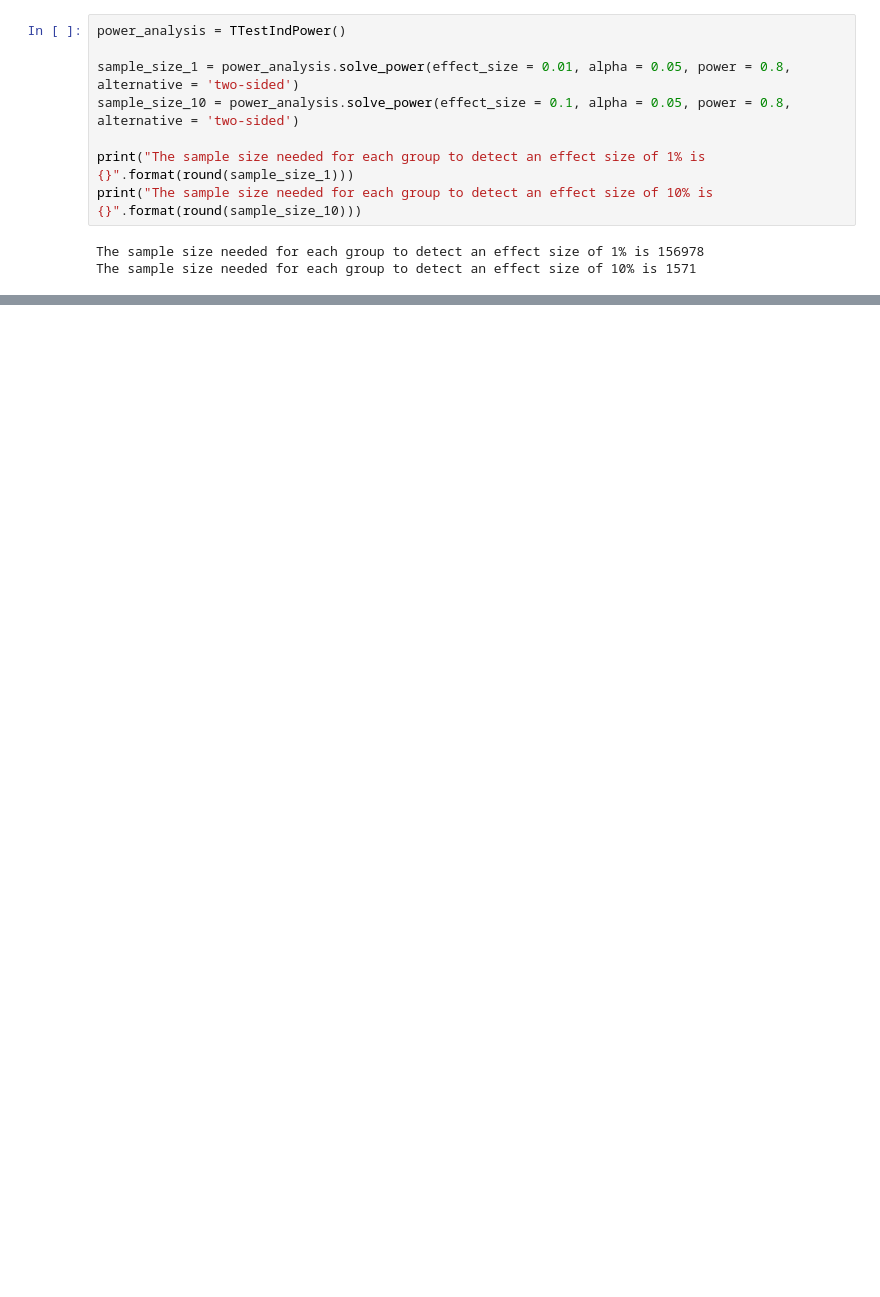
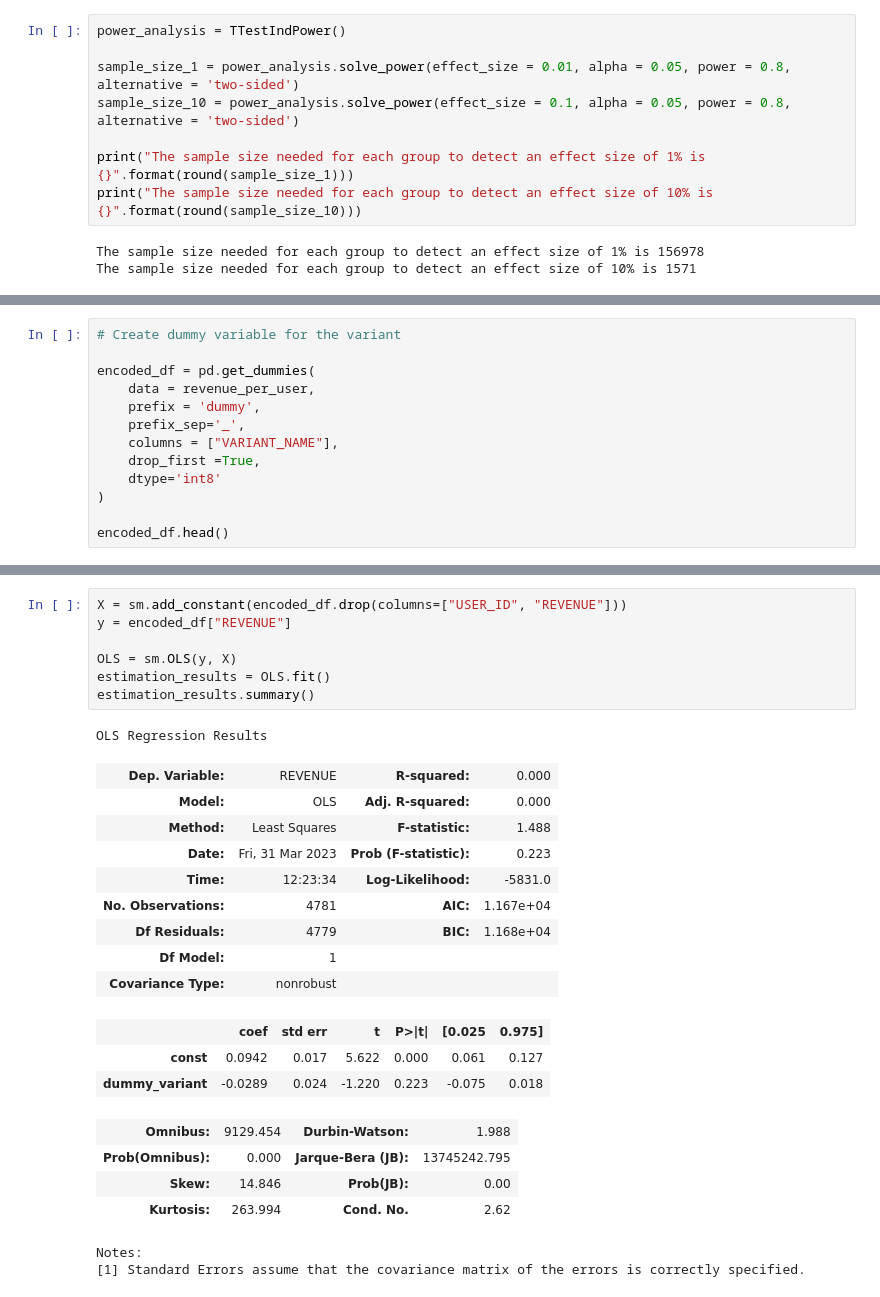
Before and after one commit to sasotomayor/ab-testing-revenue-impact, a Jupyter notebook: solution_mannwhitneyu_test.ipynb, the cells around one changed output, grey strips where cells are left out. Cells and saved outputs as stored; diff of their text form; blank space fills up the shorter version.

```diff
--- a/solution_mannwhitneyu_test.ipynb
+++ b/solution_mannwhitneyu_test.ipynb
@@ -307,0 +292,13 @@ plt.errorbar(x=output_df.index, y=output_df["lift"].values, yerr=(output_df["upp
+# %%
+# Create dummy variable for the variant
+
+encoded_df = pd.get_dummies(
+    data = revenue_per_user,
+    prefix = 'dummy',
+    prefix_sep='_',
+    columns = ["VARIANT_NAME"],
+    drop_first =True,
+    dtype='int8'
+)
+
+encoded_df.head()
@@ -307,0 +312,27 @@ plt.errorbar(x=output_df.index, y=output_df["lift"].values, yerr=(output_df["upp
+# %%
+X = sm.add_constant(encoded_df.drop(columns=["USER_ID", "REVENUE"]))
+y = encoded_df["REVENUE"]
+
+OLS = sm.OLS(y, X)
+estimation_results = OLS.fit()
+estimation_results.summary()
+# %% [output]
+OLS Regression Results
+| Dep. Variable: | REVENUE | R-squared: | 0.000 |
+| Model: | OLS | Adj. R-squared: | 0.000 |
+| Method: | Least Squares | F-statistic: | 1.488 |
+| Date: | Fri, 31 Mar 2023 | Prob (F-statistic): | 0.223 |
+| Time: | 12:23:34 | Log-Likelihood: | -5831.0 |
+| No. Observations: | 4781 | AIC: | 1.167e+04 |
+| Df Residuals: | 4779 | BIC: | 1.168e+04 |
+| Df Model: | 1 |  |  |
+| Covariance Type: | nonrobust |  |  |
+|  | coef | std err | t | P>|t| | [0.025 | 0.975] |
+| const | 0.0942 | 0.017 | 5.622 | 0.000 | 0.061 | 0.127 |
+| dummy_variant | -0.0289 | 0.024 | -1.220 | 0.223 | -0.075 | 0.018 |
+| Omnibus: | 9129.454 | Durbin-Watson: | 1.988 |
+| Prob(Omnibus): | 0.000 | Jarque-Bera (JB): | 13745242.795 |
+| Skew: | 14.846 | Prob(JB): | 0.00 |
+| Kurtosis: | 263.994 | Cond. No. | 2.62 |
+Notes:
+[1] Standard Errors assume that the covariance matrix of the errors is correctly specified.
```
Also changed, not shown: parts of 36 cells of this notebook.
